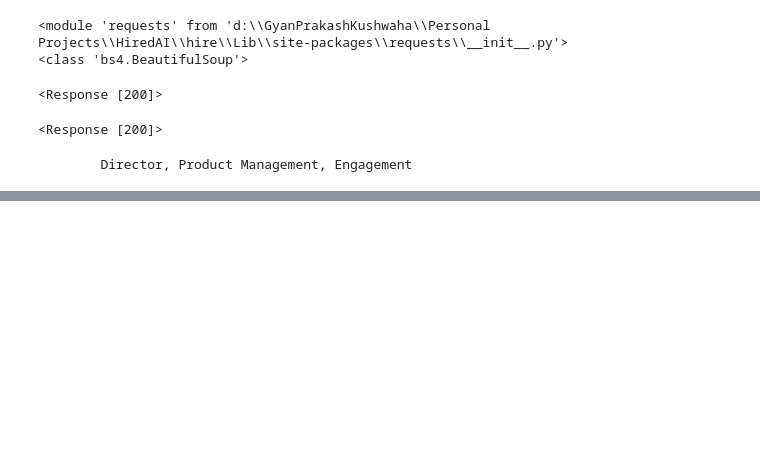
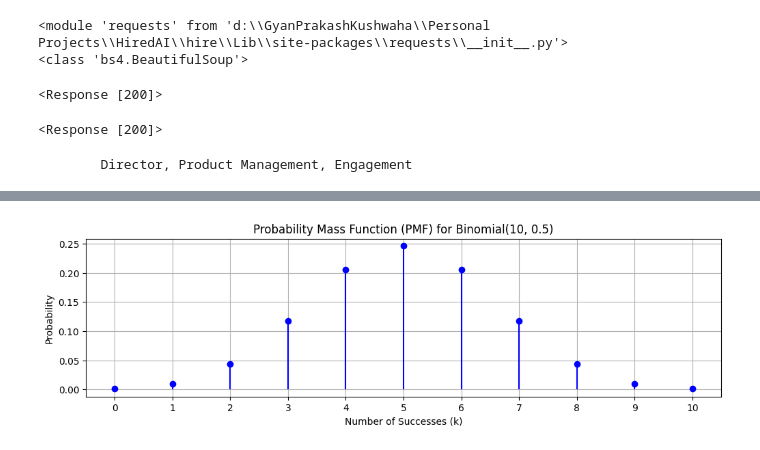
Before and after one commit to GyanPrakashkushwaha/HiredAI, a Jupyter notebook: exp/scrap.ipynb, the cells around one changed output, grey strips where cells are left out. Drawn from its saved outputs; the diff is of its cells as text; code cells hidden in the pictures; blank space fills up the shorter version.

```diff
--- a/exp/scrap.ipynb
+++ b/exp/scrap.ipynb
@@ -76,0 +130,26 @@ https://www.linkedin.com/jobs-guest/jobs/api/seeMoreJobPostings/search?keywords=
+# %%
+import numpy as np
+import matplotlib.pyplot as plt
+from scipy.stats import binom
+
+# Parameters
+n = 10
+p = 0.5
+
+# Values of k from 0 to n
+k_values = np.arange(0, n+1)
+
+# Calculate PMF for each k
+pmf_values = binom.pmf(k_values, n, p)
+
+# Plot PMF using stem plot
+plt.figure(figsize=(12,3))
+plt.stem(k_values, pmf_values, linefmt='b-', markerfmt='bo', basefmt=' ')
+plt.title('Probability Mass Function (PMF) for Binomial(10, 0.5)')
+plt.xlabel('Number of Successes (k)')
+plt.ylabel('Probability')
+plt.xticks(k_values)
+plt.grid(True)
+plt.show()
+# %% [output]
+[figure, added]
```
Also changed, not shown: parts of 9 cells of this notebook, 2 other files.
